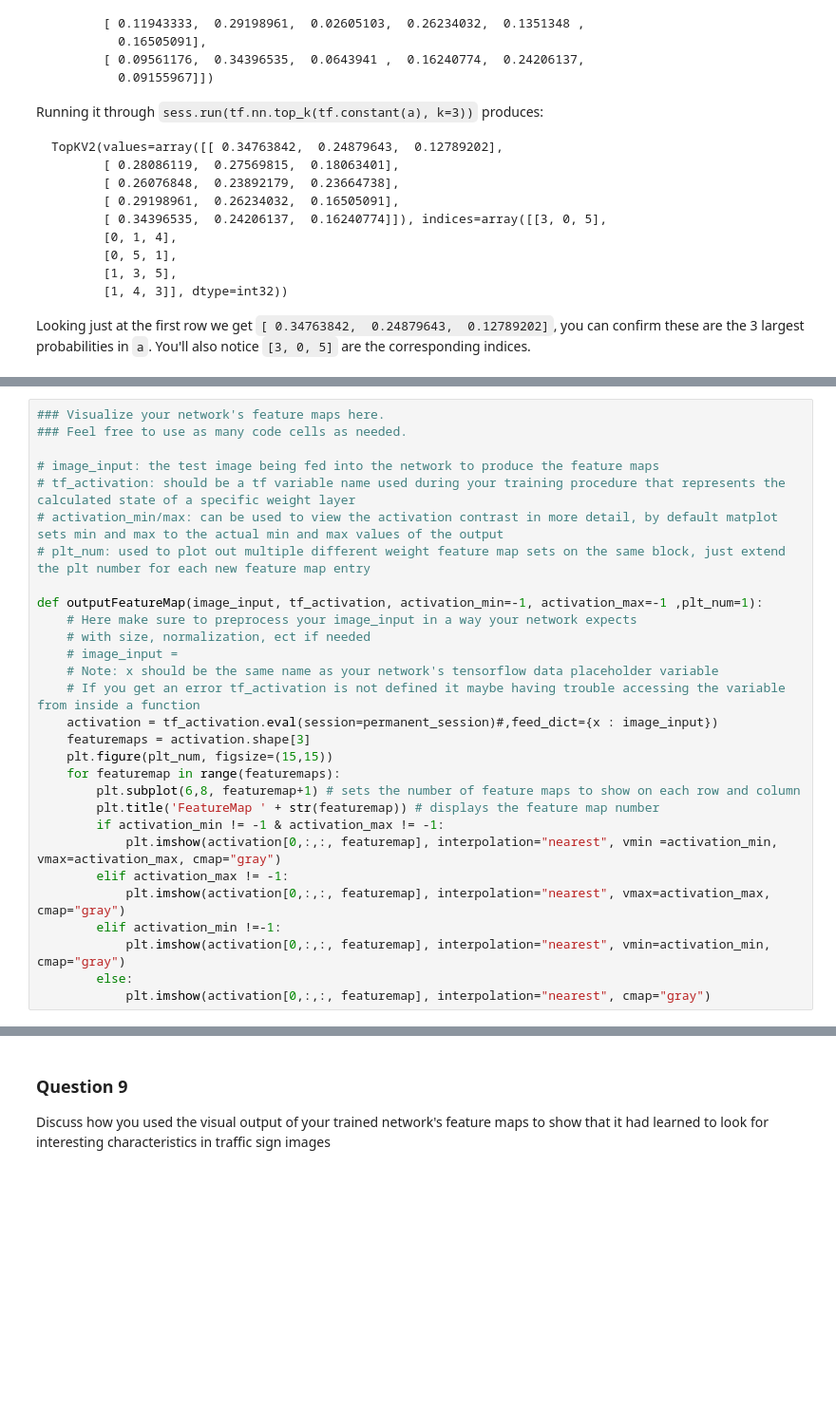
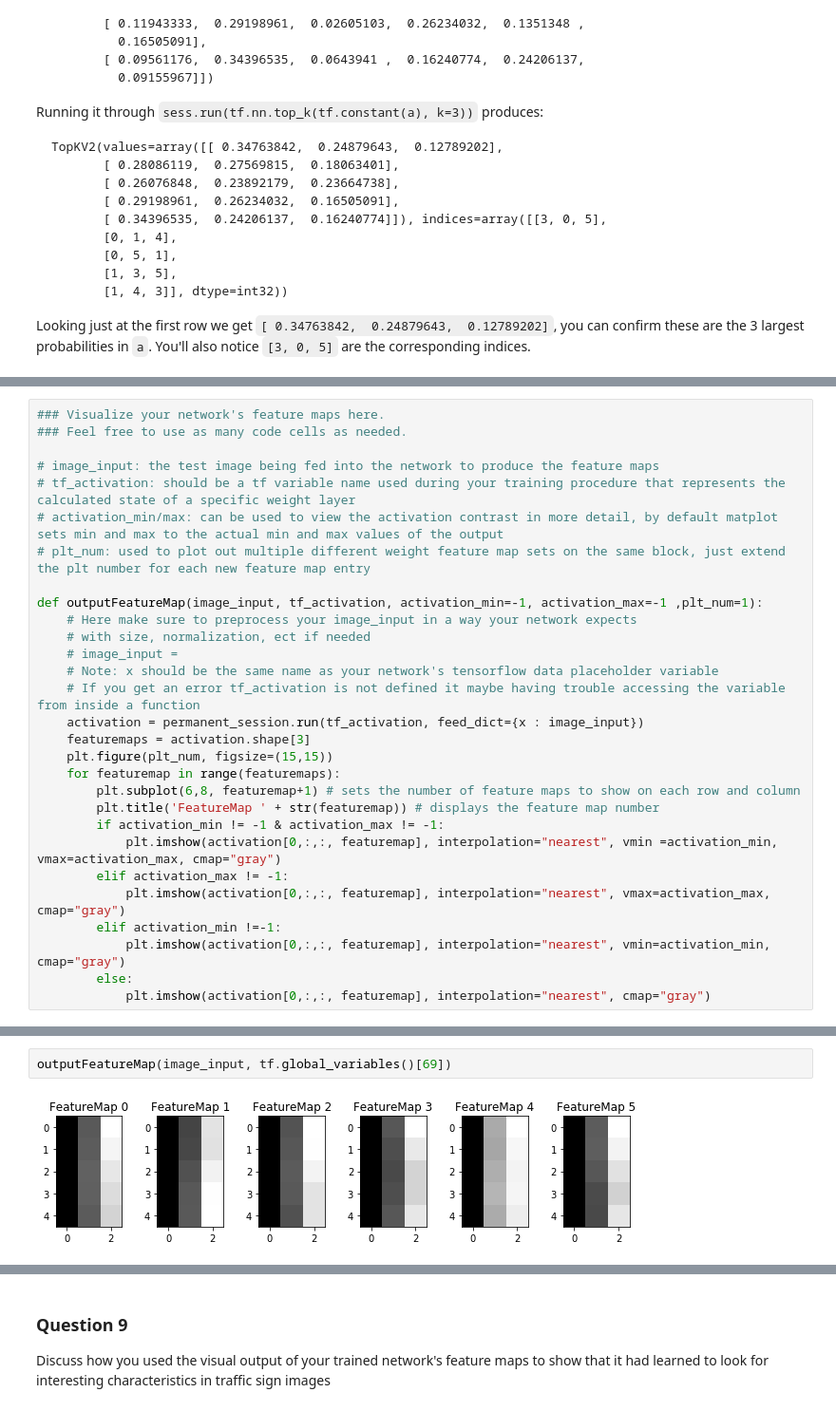
Before and after one commit to mwolfram/CarND-Traffic-Sign-Classifier-Project-mwolfram, a Jupyter notebook: Traffic_Sign_Classifier.ipynb, the cells around one changed output, grey strips where cells are left out. Shown at 95% size. Drawn from its saved outputs; the diff is of its cells as text; blank space fills up the shorter version.

Commit message:
visualize weights

```diff
--- a/Traffic_Sign_Classifier.ipynb
+++ b/Traffic_Sign_Classifier.ipynb
@@ -624,7 +642,7 @@ def outputFeatureMap(image_input, tf_activation, activation_min=-1, activation_m
     # image_input =
     # Note: x should be the same name as your network's tensorflow data placeholder variable
     # If you get an error tf_activation is not defined it maybe having trouble accessing the variable from inside a function
-    activation = tf_activation.eval(session=permanent_session)#,feed_dict={x : image_input})
+    activation = permanent_session.run(tf_activation, feed_dict={x : image_input})
     featuremaps = activation.shape[3]
     plt.figure(plt_num, figsize=(15,15))
     for featuremap in range(featuremaps):
@@ -681,0 +701,4 @@ Printing all variable names...
+# %%
+outputFeatureMap(image_input, tf.global_variables()[69])
+# %% [output]
+[figure, added]
```
Also changed, not shown: parts of 4 cells of this notebook, 1 other file.
